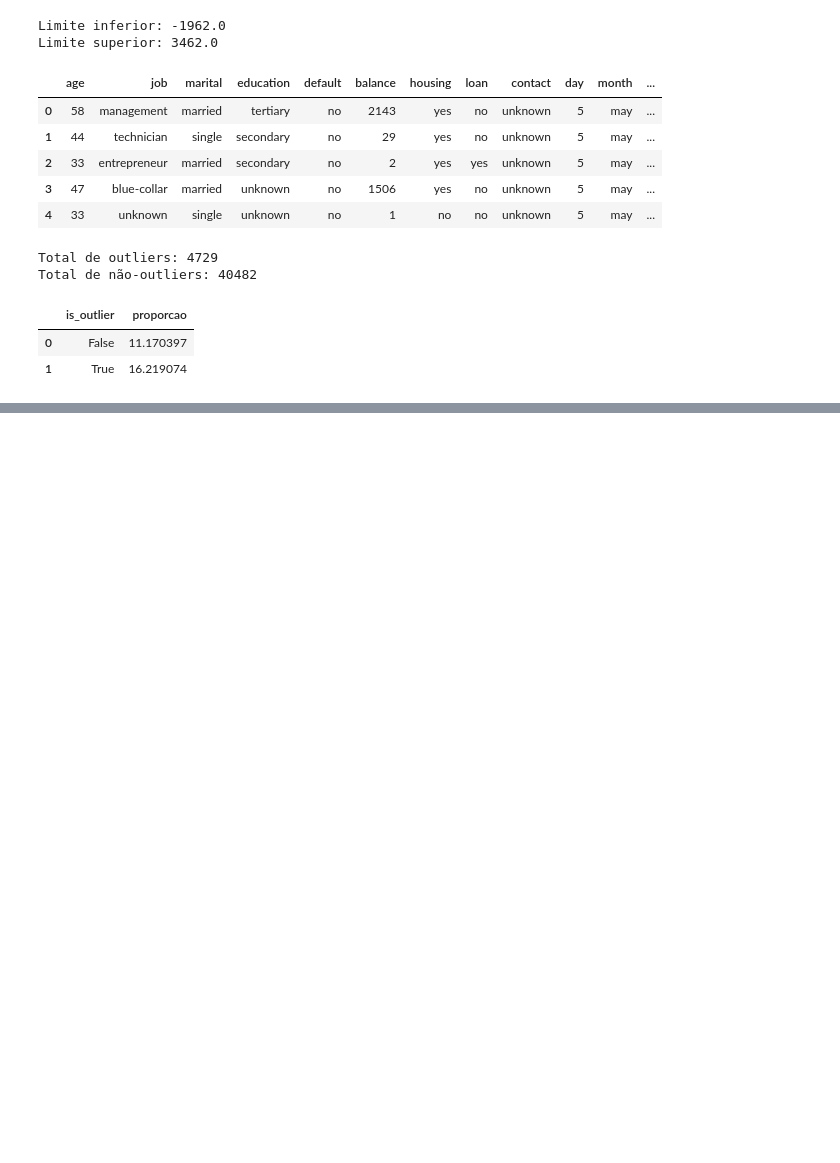
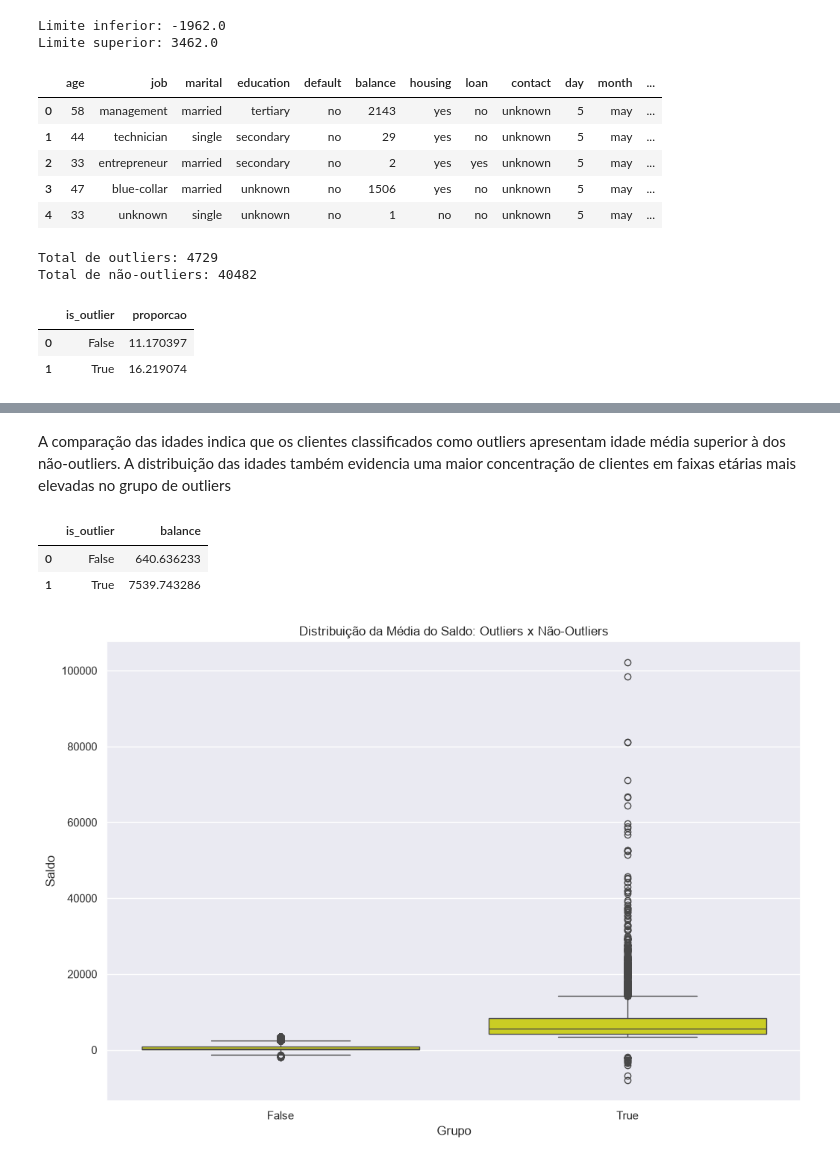
Before and after one commit to hccruz/Bank_Marketing, a Jupyter notebook: notebook/main.ipynb, the cells around one changed output, grey strips where cells are left out. Drawn from its saved outputs; the diff is of its cells as text; code cells hidden in the pictures; blank space fills up the shorter version.

```diff
--- a/notebook/main.ipynb
+++ b/notebook/main.ipynb
@@ -415,0 +444,30 @@ plt.show()
+# %% [markdown]
+A comparação das idades indica que os clientes classificados como outliers apresentam idade média superior à dos não-outliers. A distribuição das idades também evidencia uma maior concentração de clientes em faixas etárias mais elevadas no grupo de outliers
+# %%
+# Comparar a média do saldo
+media_saldo_outliers = df.groupby('is_outlier')['balance'].agg('mean').reset_index()
+
+media_saldo_outliers
+# %% [output]
+|  | is_outlier | balance |
+| 0 | False | 640.636233 |
+| 1 | True | 7539.743286 |
+# %%
+plt.figure(figsize=(12,8))
+
+sns.boxplot(
+    data=df,
+    x='is_outlier',
+    y='balance',
+    color="#E5E908"
+)
+
+ax.set_xticklabels(['No', 'Yes'])
+
+plt.title('Distribuição da Média do Saldo: Outliers x Não-Outliers')
+plt.xlabel('Grupo')
+plt.ylabel('Saldo')
+
+plt.show()
+# %% [output]
+[figure, added]
```
Also changed, not shown: parts of 6 cells of this notebook.
